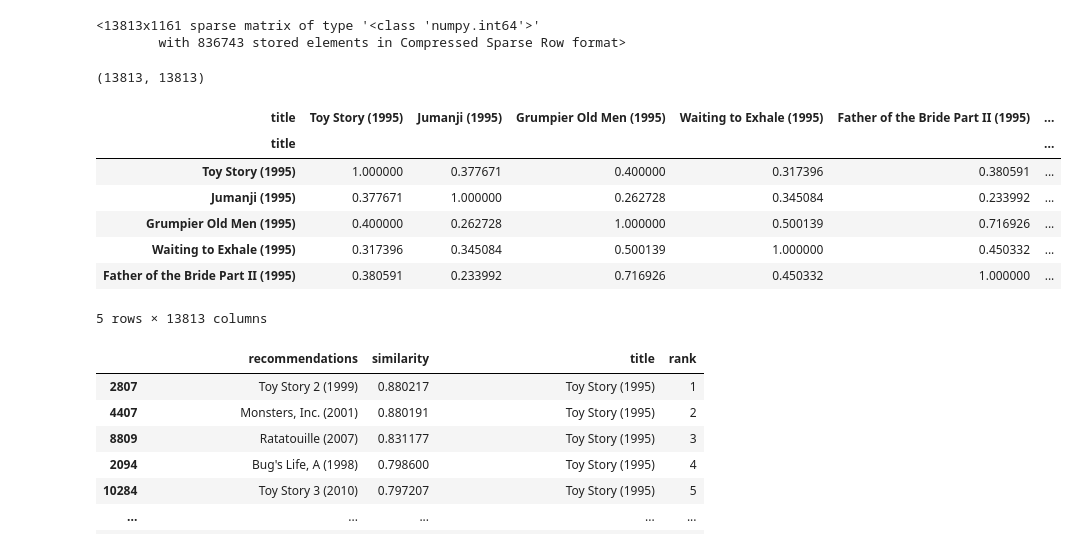
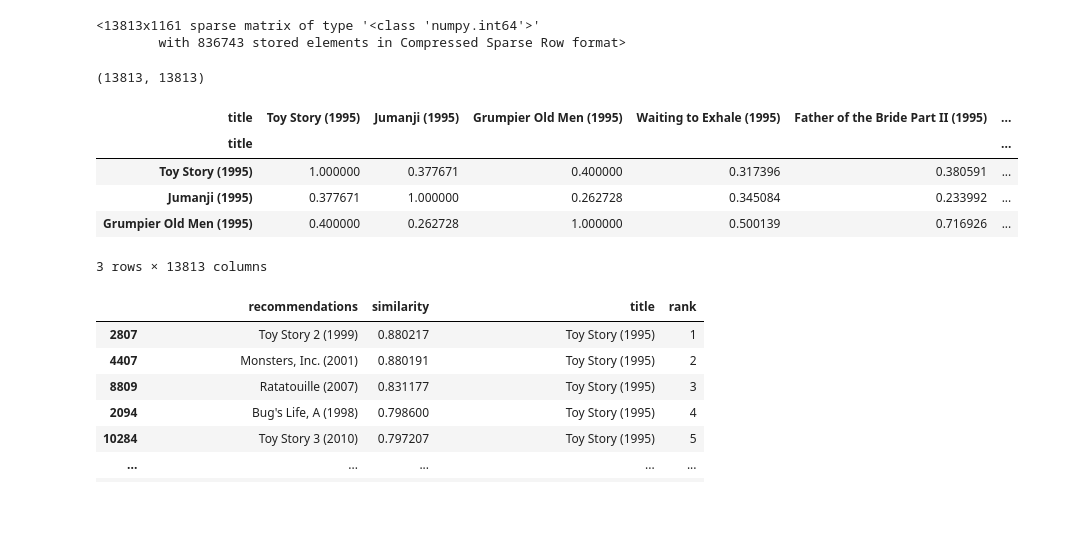
Before and after one commit to titusndondo/unsupervised-predict-streamlit-template, a Jupyter notebook: predict_deliverables/EDA.ipynb, the cells around one changed output. Saved outputs shown, nothing was run; the diff lists cells and outputs as text; code cells hidden in the pictures; blank space fills up the shorter version.

```diff
--- a/predict_deliverables/EDA.ipynb
+++ b/predict_deliverables/EDA.ipynb
@@ -619,7 +619,7 @@ def getMostRelevantTags(n_most_relevant_tags = 50):
         tags_list = genome_tags[genome_tags['tagId'].isin(tag_ids)]['tag'].to_list()
         tags_text[movie_id] = ' '.join(tags_list)
         data = pd.DataFrame(tags_text, index = [0]).transpose().rename(columns = {0:'tags'})
-        text_data = pd.concat([tags_data, data])
+        text_data = pd.concat([text_data, data])
         # print(i, movie_id)
     return text_data
 # %%
@@ -684,17 +684,15 @@ dist_matrix = cosine_similarity(text_matrix)
 # %%
 print(dist_matrix.shape)
 dist_matrix = pd.DataFrame(dist_matrix, index = text_data['title'], columns = text_data['title'])
-dist_matrix.head()
+dist_matrix.head(3)
 # %% [output]
 (13813, 13813)
 | title | Toy Story (1995) | Jumanji (1995) | Grumpier Old Men (1995) | Waiting to Exhale (1995) | Father of the Bride Part II (1995) | ... |
 | title |  |  |  |  |  | ... |
 | Toy Story (1995) | 1.000000 | 0.377671 | 0.400000 | 0.317396 | 0.380591 | ... |
 | Jumanji (1995) | 0.377671 | 1.000000 | 0.262728 | 0.345084 | 0.233992 | ... |
 | Grumpier Old Men (1995) | 0.400000 | 0.262728 | 1.000000 | 0.500139 | 0.716926 | ... |
-| Waiting to Exhale (1995) | 0.317396 | 0.345084 | 0.500139 | 1.000000 | 0.450332 | ... |
-| Father of the Bride Part II (1995) | 0.380591 | 0.233992 | 0.716926 | 0.450332 | 1.000000 | ... |
-5 rows × 13813 columns
+3 rows × 13813 columns
 # %%
 def getRecommendations(neighbors = 10):
     similarity_data = pd.DataFrame()
```
Also changed, not shown: parts of 11 cells of this notebook.
